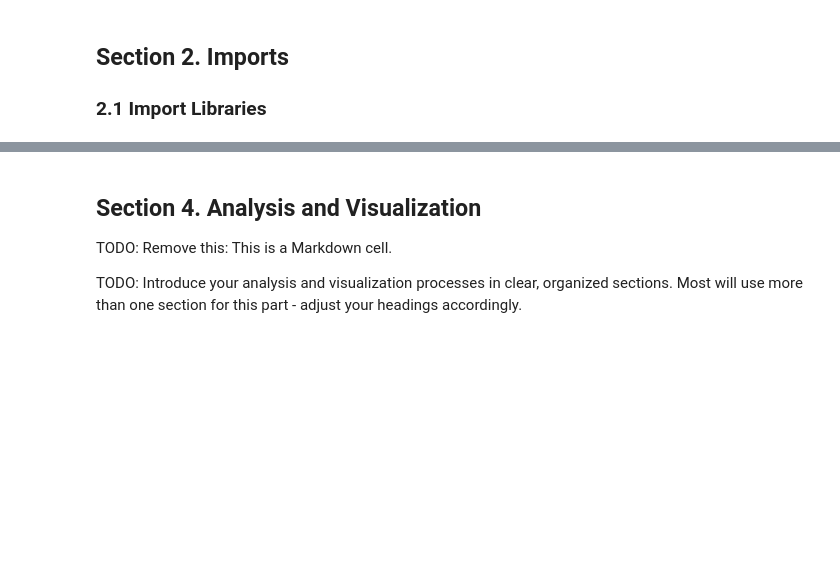
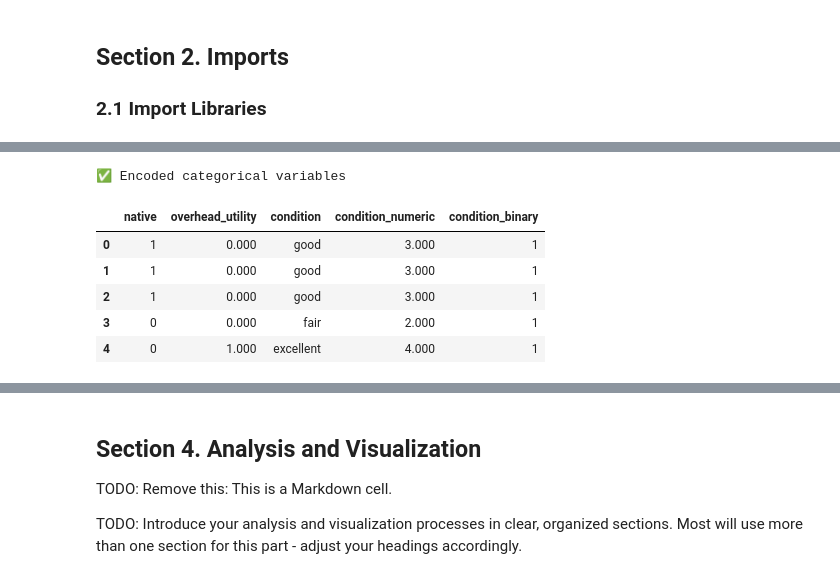
Before and after one commit to SchroderJ-pixel/Urban-Tree-Health-, a Jupyter notebook: notebooks/urban_trees_notebook.ipynb, the cells around one changed output, grey strips where cells are left out. Saved outputs shown, nothing was run; the diff lists cells and outputs as text; code cells hidden in the pictures; blank space fills up the shorter version.

```diff
--- a/notebooks/urban_trees_notebook.ipynb
+++ b/notebooks/urban_trees_notebook.ipynb
@@ -137,0 +230,43 @@ The dataset includes approximately **344 rows** (individual penguins) and **7 co
+# %%
+df["native"] = df["native"].astype(str).str.strip().str.lower()
+df["overhead_utility"] = df["overhead_utility"].astype(str).str.strip().str.lower()
+df["condition"] = df["condition"].astype(str).str.strip().str.lower()
+
+# Map native
+native_map = {
+    "naturally_occurring": 1,  # native
+    "introduced": 0            # non-native
+}
+df["native"] = df["native"].map(native_map)
+
+# Map overhead_utility
+yes_no_map = {
+    "yes": 1, "y": 1, "true": 1, "1": 1,
+    "no": 0,  "n": 0, "false": 0, "0": 0
+}
+df["overhead_utility"] = df["overhead_utility"].map(yes_no_map)
+
+# Map condition to ordinal
+condition_map = {
+    "dead/dying": 0,
+    "poor": 1,
+    "fair": 2,
+    "good": 3,
+    "excellent": 4
+}
+df["condition_numeric"] = df["condition"].map(condition_map)
+
+# Binary condition for logistic regression
+# 0 = Unhealthy (dead/dying, poor); 1 = Healthy (fair, good, excellent)
+df["condition_binary"] = df["condition_numeric"].apply(lambda x: 1 if x >= 2 else 0)
+
+print("✅ Encoded categorical variables")
+df[["native", "overhead_utility", "condition", "condition_numeric", "condition_binary"]].head()
+# %% [output]
+✅ Encoded categorical variables
+|  | native | overhead_utility | condition | condition_numeric | condition_binary |
+| 0 | 1 | 0.000 | good | 3.000 | 1 |
+| 1 | 1 | 0.000 | good | 3.000 | 1 |
+| 2 | 1 | 0.000 | good | 3.000 | 1 |
+| 3 | 0 | 0.000 | fair | 2.000 | 1 |
+| 4 | 0 | 1.000 | excellent | 4.000 | 1 |
```
Also changed, not shown: parts of 22 cells of this notebook.
